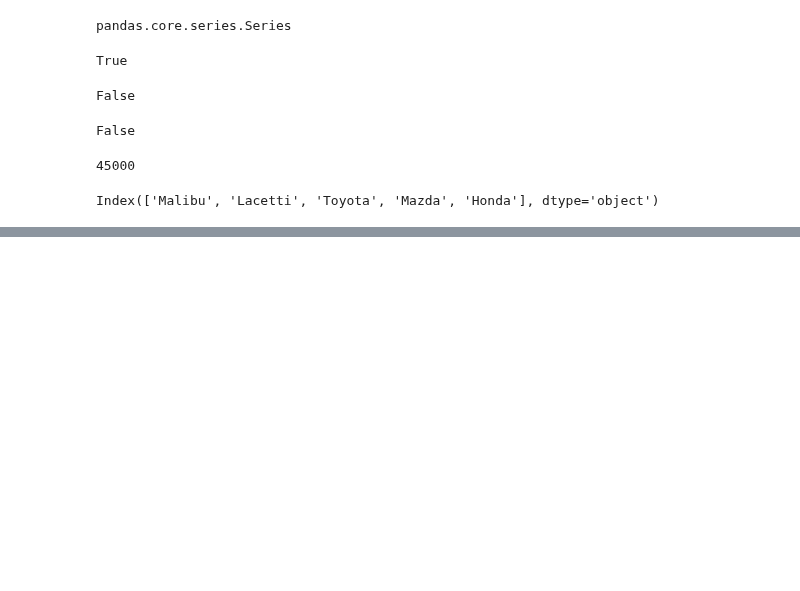
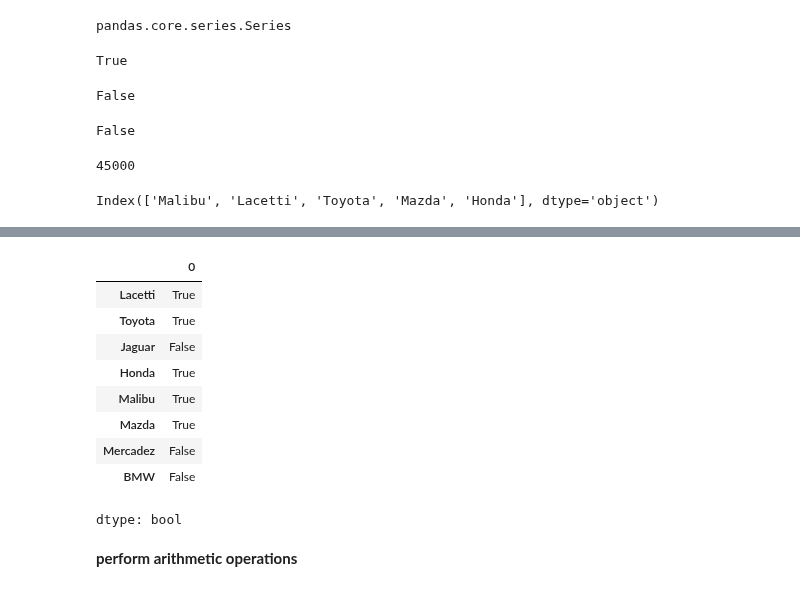
Before and after one commit to izzat-ai/learning-ai, a Jupyter notebook: pandas/series.ipynb, the cells around one changed output, grey strips where cells are left out. Drawn from its saved outputs; the diff is of its cells as text; code cells hidden in the pictures; blank space fills up the shorter version.

```diff
--- a/pandas/series.ipynb
+++ b/pandas/series.ipynb
@@ -207,0 +242,16 @@ cars_ser_idx = Series(cars, index=models)
+# %%
+# notnull() - the opposite of isnull
+cars_ser_idx.notnull()
+# %% [output]
+|  | 0 |
+| Lacetti | True |
+| Toyota | True |
+| Jaguar | False |
+| Honda | True |
+| Malibu | True |
+| Mazda | True |
+| Mercadez | False |
+| BMW | False |
+dtype: bool
+# %% [markdown]
+**perform arithmetic operations**
```
Also changed, not shown: parts of 13 cells of this notebook.
